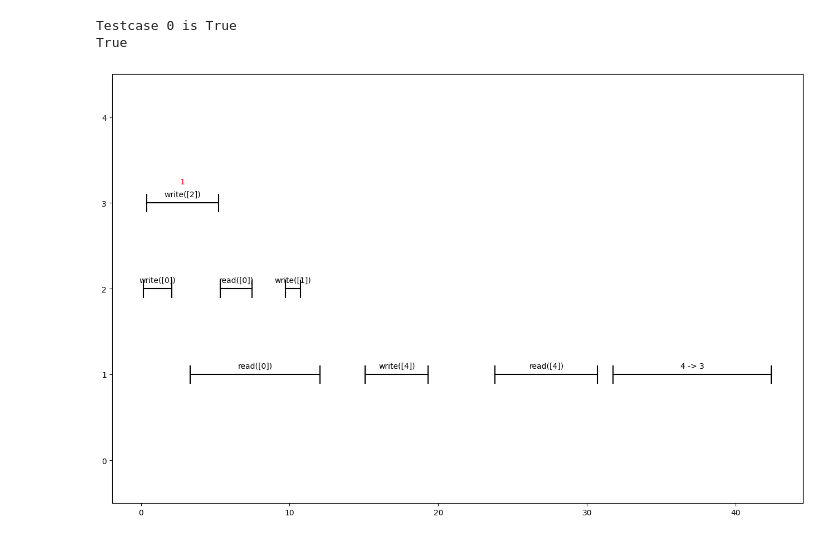
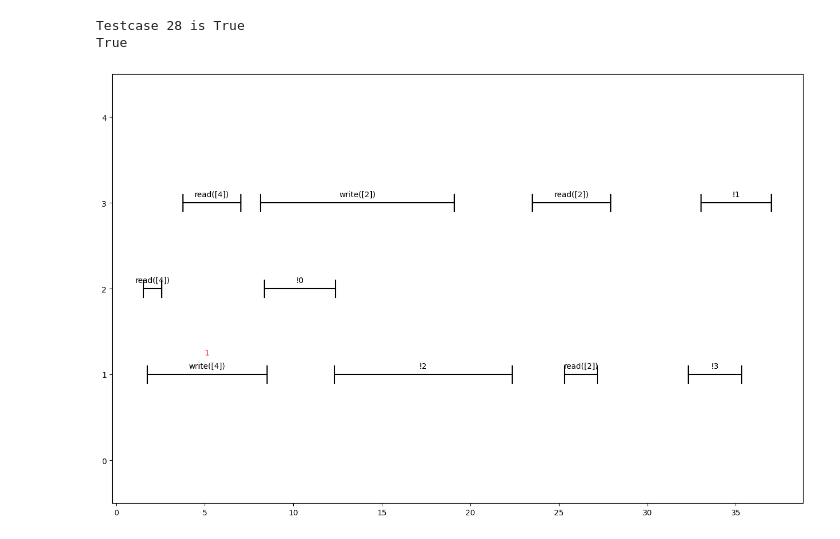
Before and after one commit to Pylyr/thesis-concurrency, a Jupyter notebook: linearization.ipynb, the cells around one changed output. Saved outputs shown, nothing was run; the diff lists cells and outputs as text; code cells hidden in the pictures.

```diff
--- a/linearization.ipynb
+++ b/linearization.ipynb
@@ -193,0 +198,12 @@ All tests passed
+# %%
+test = [
+    CallWrite(2, 2, 0, 1),
+    CallWrite(2, 3, 2, 3),
+    CallRead(2, 3, 3.5, 4),
+    CallCAS(1, False, 3, 0, 0.5, 2.5),
+    CallCAS(3, False, 2, 0, 1.7, 2.5),
+    CallCAS(3, False, 3, 0, 2.6, 4)
+]
+visualize_history(test)
+print(linearize_generic(test, StateIO()))
+print(linearize_io(test))
@@ -194,13 +215,13 @@ All tests passed
 # %%
-i = 0
+i = 28
 testcase, res = copy.deepcopy(test[i])
 print(f"Testcase {i} is {res}")
 print(linearize_io(testcase))
 visualize_history(testcase)
 # %% [output]
-Testcase 0 is True
+Testcase 28 is True
 True
-[figure, old version]
+[figure, new version]
 [interactive output not drawn]
 # %%
 testcase, res = copy.deepcopy(test[i])
```
Also changed, not shown: parts of 11 cells of this notebook, 5 other files.
